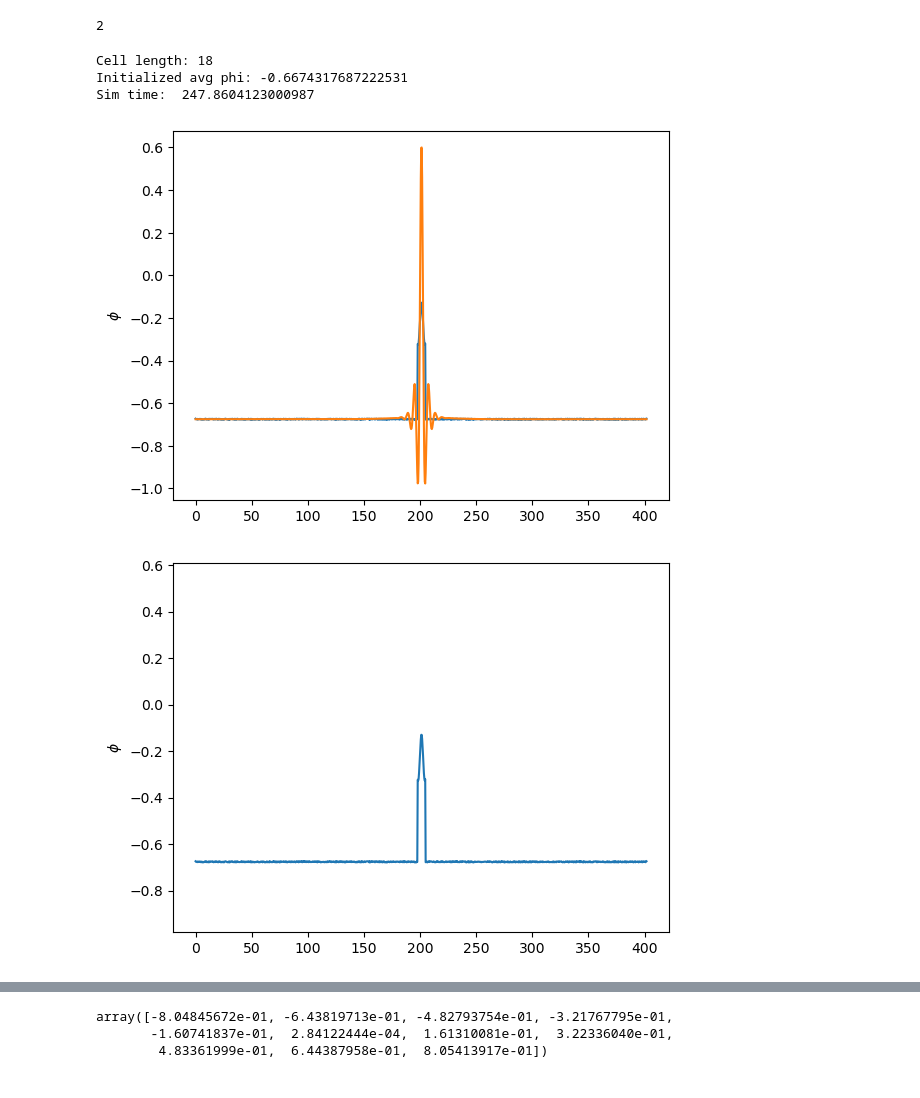
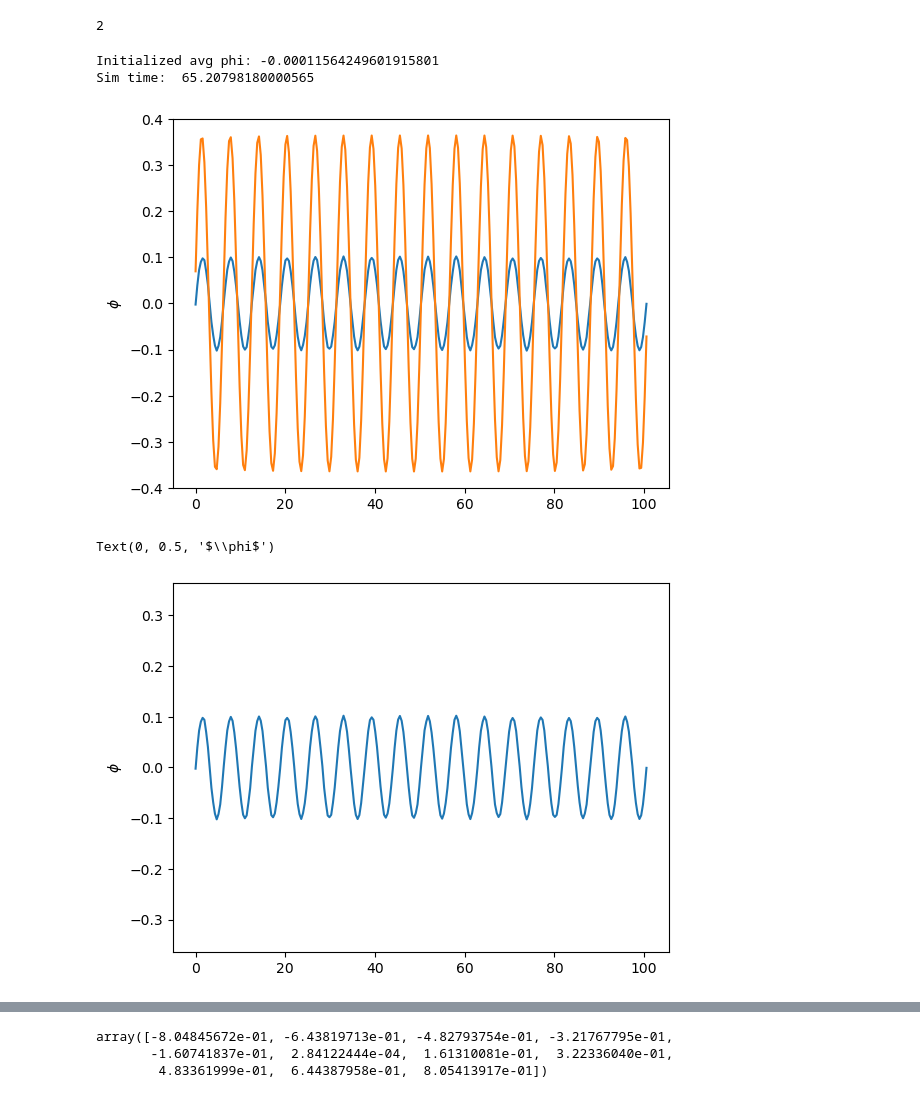
Before and after one commit to Twomac/pattern-formation-and-cellular-growth, a Jupyter notebook: Pystencils 1D Smectic Layering - 2D Special Case.ipynb, the cells around one changed output, grey strips where cells are left out. Drawn from its saved outputs; the diff is of its cells as text; code cells hidden in the pictures.

Commit message:
Report Ready Figures and Steady State Snapshots

```diff
--- a/Pystencils 1D Smectic Layering - 2D Special Case.ipynb
+++ b/Pystencils 1D Smectic Layering - 2D Special Case.ipynb
@@ -13,7 +13,7 @@ import math
 import time
 %matplotlib inline
 # %%
-grid_points = 256
+grid_points = 257
 dh = ps.create_data_handling(domain_size=(grid_points, 1), periodicity=True)  # able to organize data on 256x256 lattice
 μ_field = dh.add_array('mu', latex_name='μ', ghost_layers=2)  # chemical potential (functional derivative of free energy)
 c_field = dh.add_array('c', ghost_layers=2)  # raw concentration that free energy depends on
@@ -76,8 +76,8 @@ $\displaystyle {c}_{(0,0)}^{3} - {c}_{(0,0)} ε + {c}_{(0,0)} + 2 {\partial_{0}
 It turns out the inbuilt discretization functions neither work for above 2nd order differential equations...
 Let's do this part by hand too, and hope it works.
 '''
-epsilon = 0.5
-natural_period = 2*np.pi  # 6*np.pi/(2+np.sqrt(1+3*epsilon))
+epsilon = 0.1
+natural_period = 2*np.pi
 one_sixteenth_period = 1/16*natural_period
 total_domain_length = (grid_points-1)*one_sixteenth_period
 domain_points = np .linspace(0, total_domain_length, num = grid_points)
@@ -224,16 +250,27 @@ def animate(i):
     elif np.mean(full_evolution[i]) > -0.243:
         line.set_color('green')
 
-def full_run(initialize=True, amp=1/10):
+def full_run(initialize_mixed=True, initialize_full=False, amp=1/10):
     start_time = time.perf_counter()
 
-    if initialize:
+    if initialize_mixed:
         init_mixed_preperiod(avg_phi=average_phi,amp=amp)
 
+    if initialize_full:
+        init_full_period(amp=amp)
+        average_phi = 0
+
+
+
     for i in range(total_frames):
-        current_step = dh.cpu_arrays['c'][2:-2,2]
-        full_evolution[i,:] = current_step.copy()
+        current_step = dh.cpu_arrays['c'][2:-2,2].copy()
+        full_evolution[i,:] = current_step
+
         timeloop(steps=int(total_steps/total_frames))
+
+        if i%(total_frames/total_snapshots) == 0:
+            squares_of_differences[int(i/(total_frames/total_snapshots))] = np.mean((current_step - dh.cpu_arrays['c'][2:-2,2].copy())**2)
+
 
     end_time = time.perf_counter()
     sim_time = end_time - start_time
@@ -242,32 +279,40 @@ def full_run(initialize=True, amp=1/10):
     plt.plot(domain_points, full_evolution[0])
     plt.plot(domain_points, full_evolution[-1])
     plt.ylabel(r'$\phi$')
+    plt.show()
+    np.savetxt(r'Data to Compare to Literature\Steady' + f' phi={average_phi} amp={amp}.txt', full_evolution[-1])
+    snapshots_times = np.linspace(0, time_discretization*(total_steps-1), total_snapshots)
+    complete_snapshots = np.array([snapshots_times,squares_of_differences])
+    np.savetxt(r'Steady State Snapshots\Snapshots' + f' phi={average_phi} amp={amp}.txt', complete_snapshots)
 # %%
 # in this cell we do a full run and subsequently save the animation
 
-average_phi=-0.667
-total_steps=8000000
+average_phi=-0.5
+total_steps=3000000
 total_frames=1000
+total_snapshots = 200
 full_evolution = np.zeros((total_frames, grid_points))
-init_bool = True
+squares_of_differences = np.zeros((total_snapshots))
+init_mixed = False
+init_full = True
 amp = 1/10
 
-full_run(initialize=init_bool,amp=amp)
+full_run(initialize_mixed=init_mixed,initialize_full=init_full,amp=amp)
 
 fig,ax = plt.subplots()
 line, = ax.plot(domain_points,full_evolution[0])
 ax.set_ylim(np.min(full_evolution),np.max(full_evolution))
 plt.ylabel(r'$\phi$')
 
-anim = animation.FuncAnimation(fig, animate, interval=0.05, frames=total_frames-1)
+#anim = animation.FuncAnimation(fig, animate, interval=0.05, frames=total_frames-1)
 
-anim.save(r'C:\Users\taylo\UU Thesis - Smectodynamics of Dividing Cells\Pystencils Videos\1D' + f' eps={epsilon} phi0={average_phi} amp={np.round(amp,3)}' + '.mp4', writer=animation.FFMpegWriter(fps=60))
+#anim.save(r'C:\Users\taylo\UU Thesis - Smectodynamics of Dividing Cells\Pystencils Videos\1D' + f' eps={epsilon} phi0={average_phi} amp={np.round(amp,3)}' + '.mp4', writer=animation.FFMpegWriter(fps=60))
 # %% [output]
-Cell length: 18
-Initialized avg phi: -0.6674317687222531
-Sim time:  247.8604123000987
+Initialized avg phi: -0.00011564249601915801
+Sim time:  65.20798180000565
-[figure, old version]
+[figure, new version]
+Text(0, 0.5, '$\\phi$')
-[figure, old version]
+[figure, new version]
 # %%
 # here we can save states to later initialize from
 
```
Also changed, not shown: parts of 4 cells of this notebook, 20 other files.
